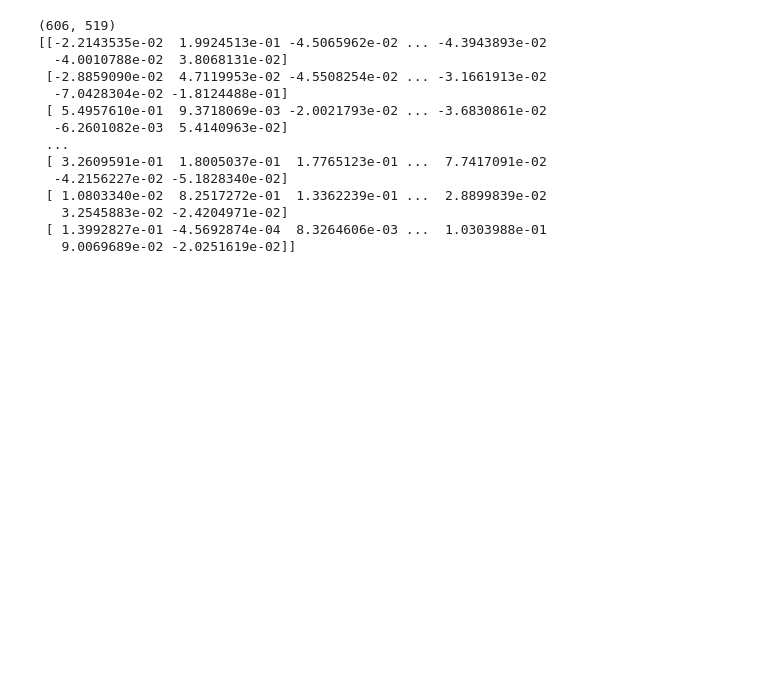
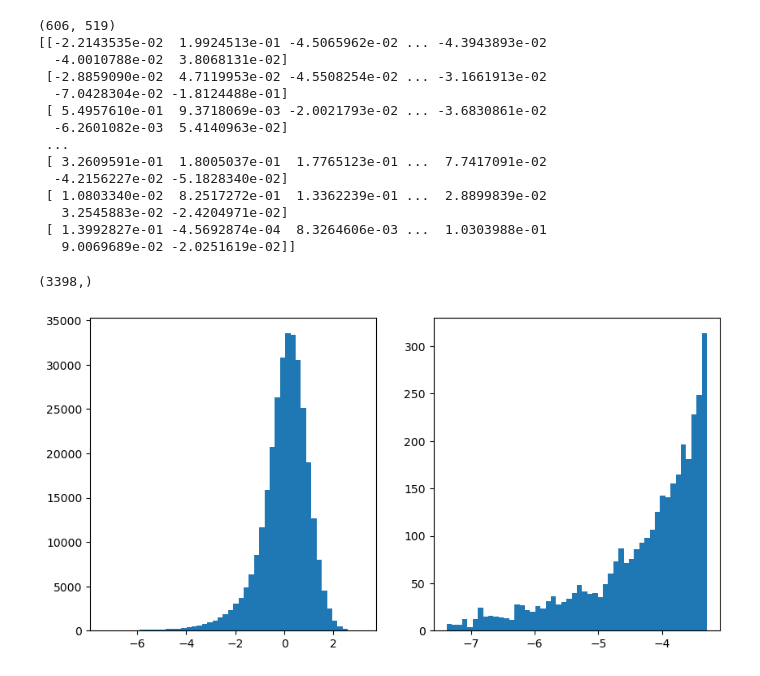
Before and after one commit to imonalc/Keypoints, a Jupyter notebook: EDA_descriptor.ipynb, the cells around one changed output. Drawn from its saved outputs; the diff is of its cells as text; code cells hidden in the pictures; blank space fills up the shorter version.

```diff
--- a/EDA_descriptor.ipynb
+++ b/EDA_descriptor.ipynb
@@ -328,5 +328,20 @@ print(sim)
    3.2545883e-02 -2.4204971e-02]
  [ 1.3992827e-01 -4.5692874e-04  8.3264606e-03 ...  1.0303988e-01
    9.0069689e-02 -2.0251619e-02]]
+# %%
+flattened_array = sim.flatten()
+flattened_array5 = flattened_array.copy()
+flattened_array5 = 1-flattened_array5
+flattened_array5 = (flattened_array5 - np.mean(flattened_array5)) / np.std(flattened_array5)
+threshold = 3.29
+filtered_array5 = flattened_array5[flattened_array5 < -threshold].copy()
+print(filtered_array5.shape)
+fig_img, axs_img = plt.subplots(1, 2, figsize=(4*2+2, 5))
+axs_img[0].hist(flattened_array5, bins=50)
+axs_img[1].hist(filtered_array5, bins=50)
+plt.show()
+# %% [output]
+(3398,)
+[figure, added]
 # %%
 flattened_array = sim.flatten()
```
Also changed, not shown: parts of 2 cells of this notebook, 2 other files.
